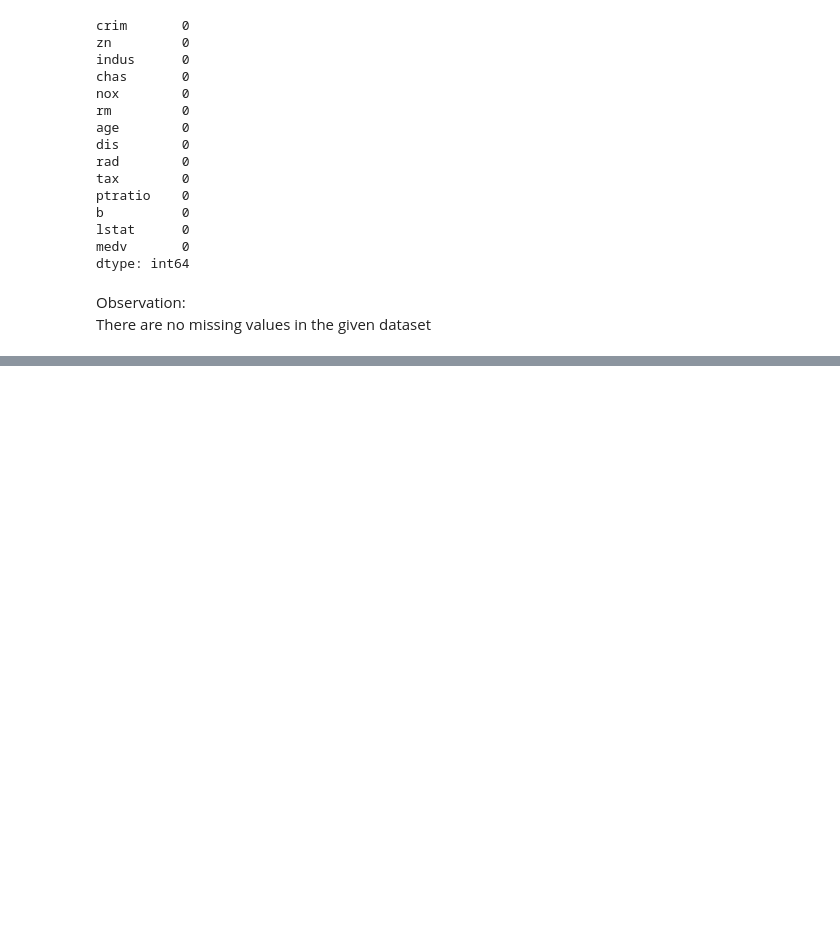
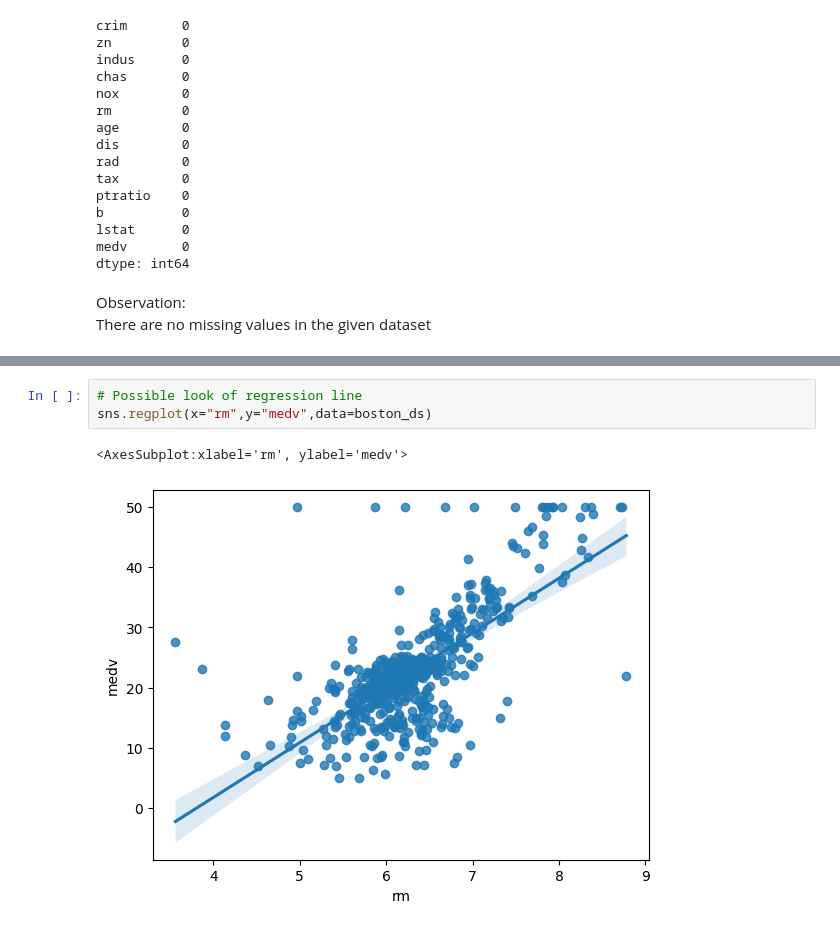
Before and after one commit to VaibhavSaran/Boston-House-Price-Prediction, a Jupyter notebook: EDA.ipynb, the cells around one changed output, grey strips where cells are left out. Cells and saved outputs as stored; diff of their text form; blank space fills up the shorter version.

```diff
--- a/EDA.ipynb
+++ b/EDA.ipynb
@@ -144,0 +190,6 @@ There are no missing values in the given dataset
+# %%
+# Possible look of regression line
+sns.regplot(x="rm",y="medv",data=boston_ds)
+# %% [output]
+<AxesSubplot:xlabel='rm', ylabel='medv'>
+[figure, added]
```
Also changed, not shown: parts of 46 cells of this notebook, 3 other files.
